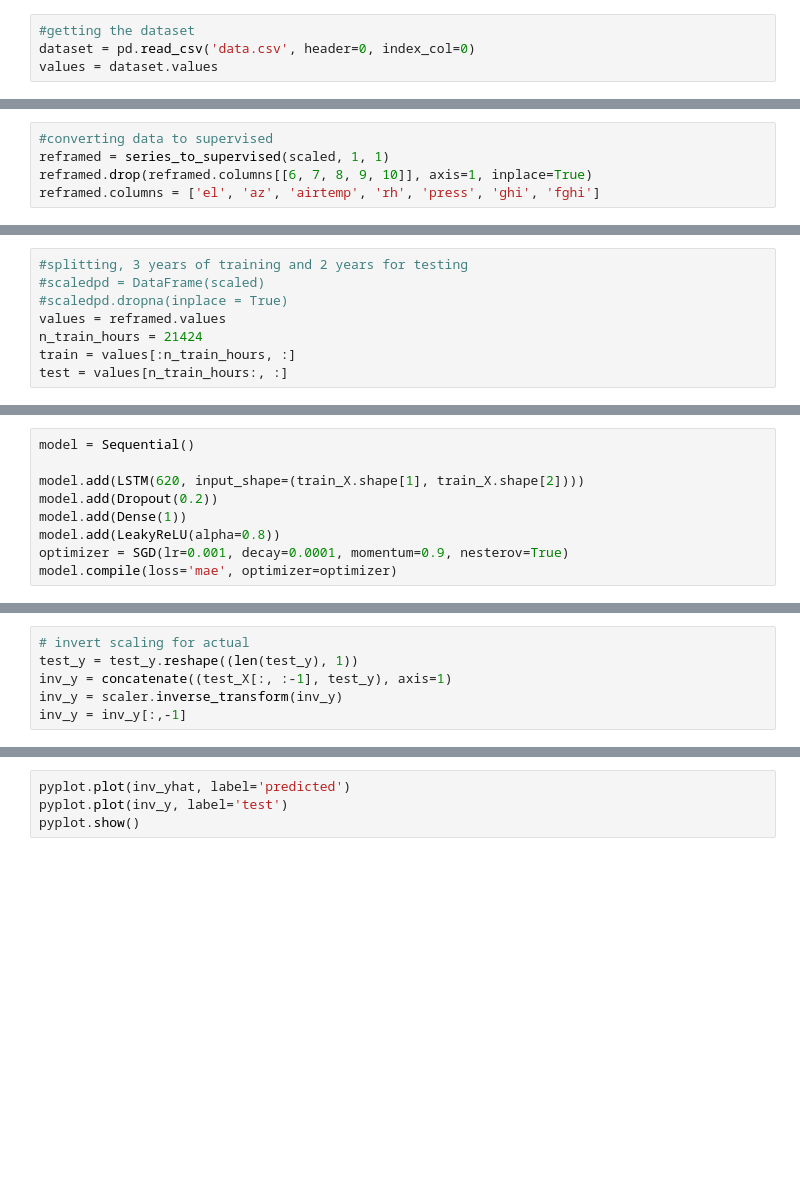
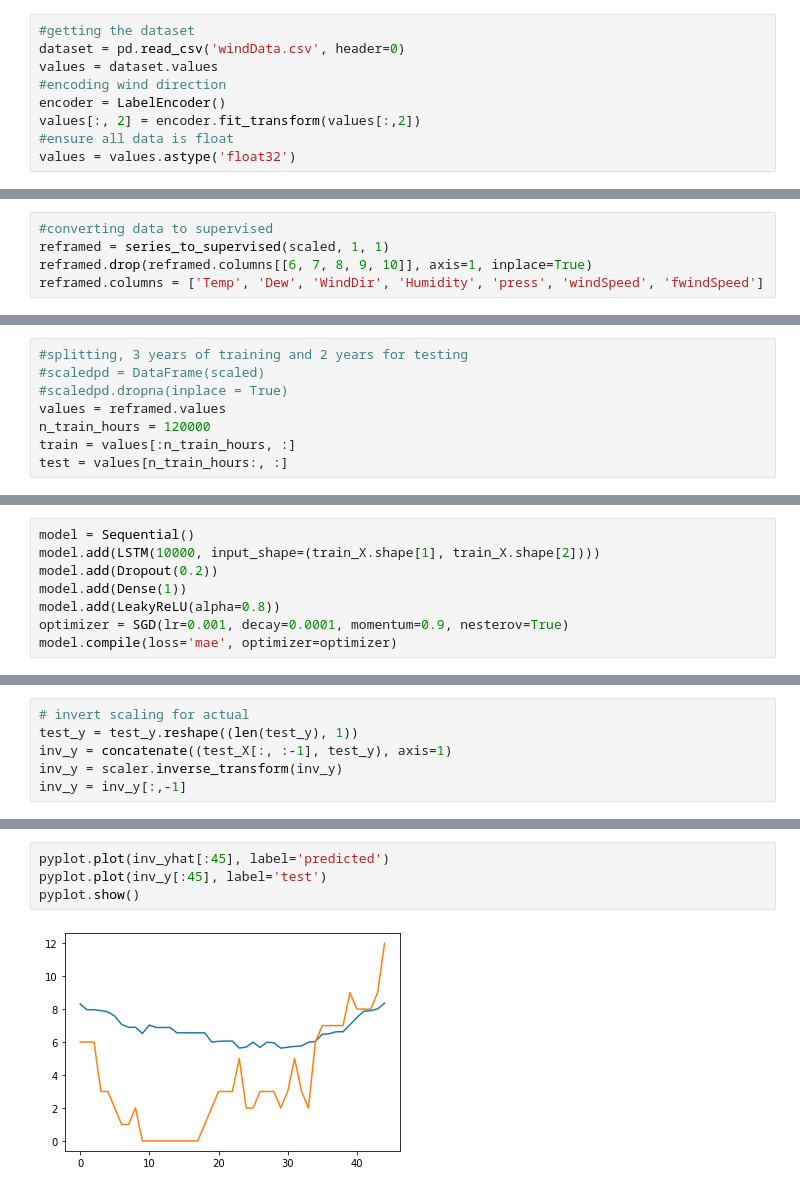
Before and after one commit to Pawan2804/SolarAndWind, a Jupyter notebook: windPredictor.ipynb, the cells around one changed output, grey strips where cells are left out. Drawn from its saved outputs; the diff is of its cells as text; blank space fills up the shorter version.

```diff
--- a/windPredictor.ipynb
+++ b/windPredictor.ipynb
@@ -5,7 +6,12 @@ from pandas import concat
 # %%
 #getting the dataset
-dataset = pd.read_csv('data.csv', header=0, index_col=0)
+dataset = pd.read_csv('windData.csv', header=0)
 values = dataset.values
+#encoding wind direction
+encoder = LabelEncoder()
+values[:, 2] = encoder.fit_transform(values[:,2])
+#ensure all data is float
+values = values.astype('float32')
 # %%
 #function to convert series to supervised
 def series_to_supervised(data, n_in=1, n_out=1, dropnan=True):
@@ -37,4 +46,4 @@ scaled = scaler.fit_transform(values)
 #converting data to supervised
 reframed = series_to_supervised(scaled, 1, 1)
 reframed.drop(reframed.columns[[6, 7, 8, 9, 10]], axis=1, inplace=True)
-reframed.columns = ['el', 'az', 'airtemp', 'rh', 'press', 'ghi', 'fghi']
+reframed.columns = ['Temp', 'Dew', 'WindDir', 'Humidity', 'press', 'windSpeed', 'fwindSpeed']
@@ -43,7 +56,7 @@ reframed.columns = ['el', 'az', 'airtemp', 'rh', 'press', 'ghi', 'fghi']
 #scaledpd = DataFrame(scaled)
 #scaledpd.dropna(inplace = True)
 values = reframed.values
-n_train_hours = 21424
+n_train_hours = 120000
 train = values[:n_train_hours, :]
 test = values[n_train_hours:, :]
 # %%
@@ -65,8 +80,7 @@ from keras.layers import LeakyReLU
 from keras.optimizers import SGD
 # %%
 model = Sequential()
-
-model.add(LSTM(620, input_shape=(train_X.shape[1], train_X.shape[2])))
+model.add(LSTM(10000, input_shape=(train_X.shape[1], train_X.shape[2])))
 model.add(Dropout(0.2))
 model.add(Dense(1))
 model.add(LeakyReLU(alpha=0.8))
@@ -115,4 +140,6 @@ print('Test RMSE: %.3f' % rmse)
 # %%
-pyplot.plot(inv_yhat, label='predicted')
-pyplot.plot(inv_y, label='test')
+pyplot.plot(inv_yhat[:45], label='predicted')
+pyplot.plot(inv_y[:45], label='test')
 pyplot.show()
+# %% [output]
+[figure, added]
```
Also changed, not shown: parts of 7 cells of this notebook, 12 other files.
